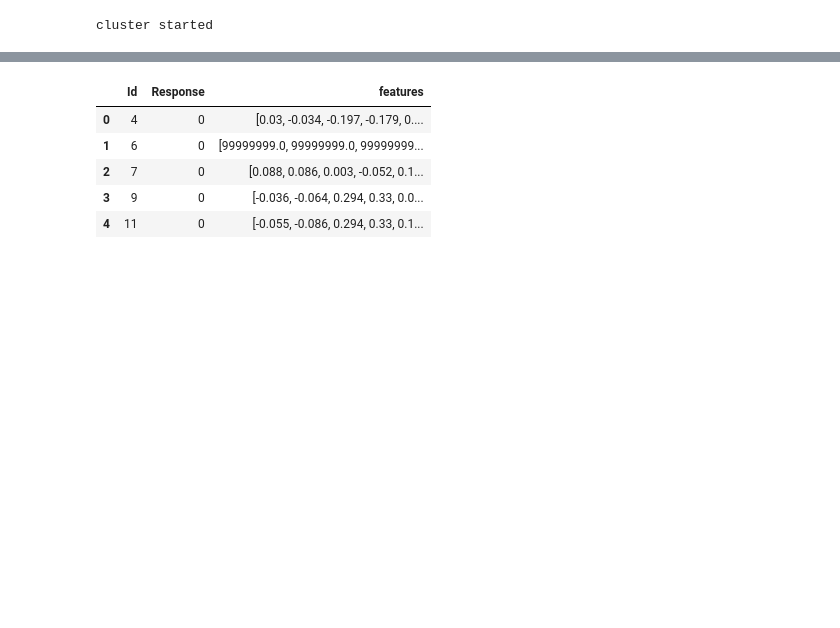
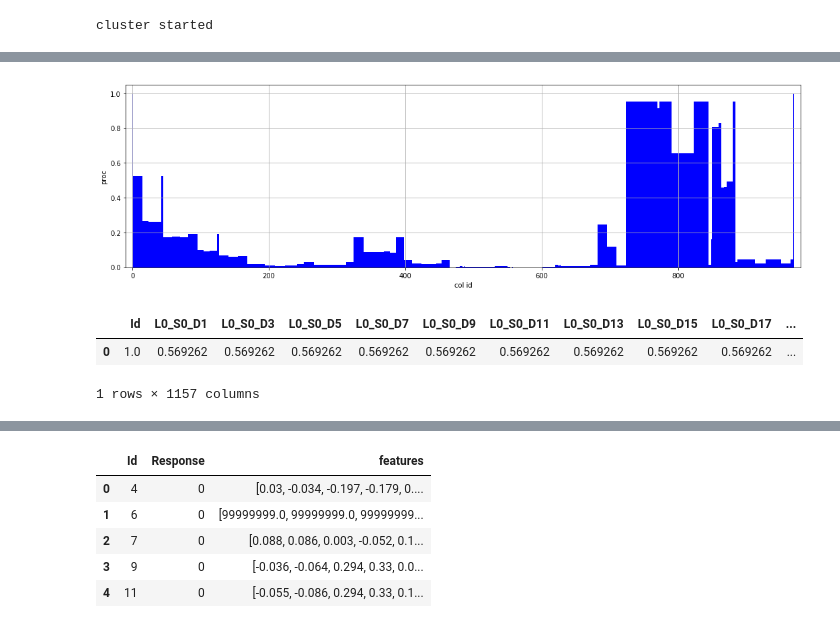
Before and after one commit to EvgeniyPrudnikov/Magistracy, a Jupyter notebook: Diploma/python/main.ipynb, the cells around one changed output, grey strips where cells are left out. Saved outputs shown, nothing was run; the diff lists cells and outputs as text; code cells hidden in the pictures; blank space fills up the shorter version.

```diff
--- a/Diploma/python/main.ipynb
+++ b/Diploma/python/main.ipynb
@@ -79,0 +118,2 @@ df2.limit(10).toPandas()
+# %%
+col_with_resp = df2.filter(df2.Response == 1 ).select(*[(F.count(c) / F.count("*")).alias(c) for c in df2.columns])
@@ -79,0 +126,6 @@ df2.limit(10).toPandas()
+# %%
+col_with_resp_l = col_with_resp.collect()
+# %%
+plt_hist(col_with_resp_l)
+# %% [output]
+[figure, added]
@@ -79,0 +134,6 @@ df2.limit(10).toPandas()
+# %%
+counts_by_col.limit(1).toPandas()
+# %% [output]
+|  | Id | L0_S0_D1 | L0_S0_D3 | L0_S0_D5 | L0_S0_D7 | L0_S0_D9 | L0_S0_D11 | L0_S0_D13 | L0_S0_D15 | L0_S0_D17 | ... |
+| 0 | 1.0 | 0.569262 | 0.569262 | 0.569262 | 0.569262 | 0.569262 | 0.569262 | 0.569262 | 0.569262 | 0.569262 | ... |
+1 rows × 1157 columns
```
Also changed, not shown: parts of 31 cells of this notebook, 2 other files.
